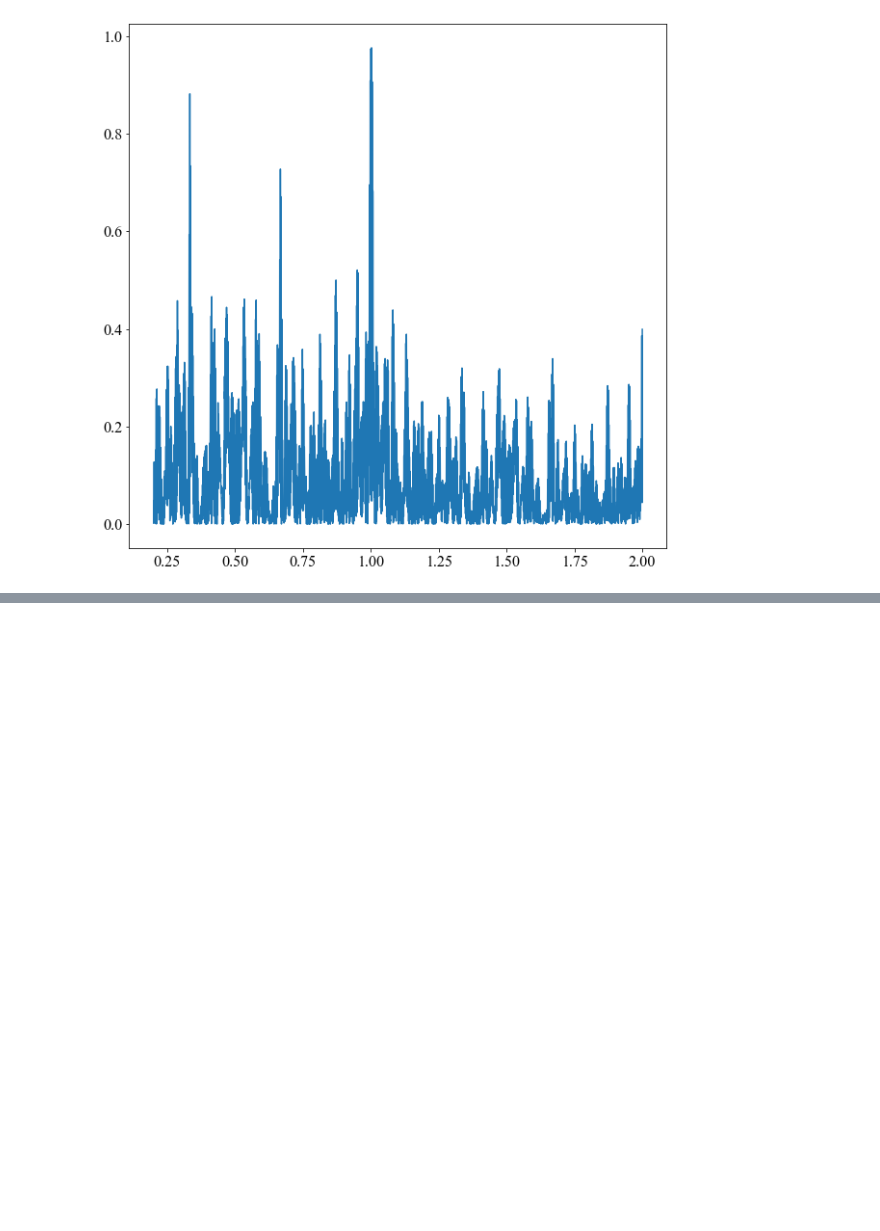
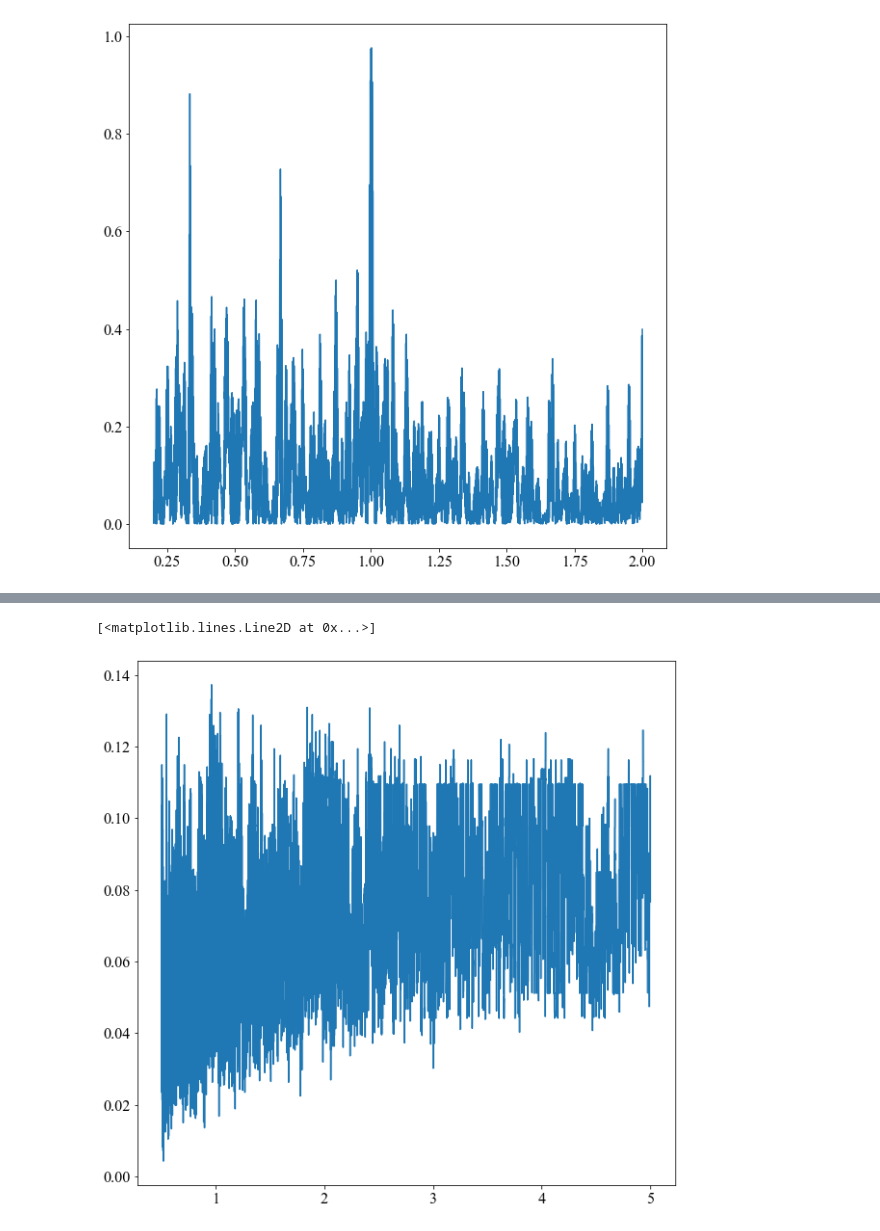
Before and after one commit to benjaminpope/mtv, a Jupyter notebook: notebooks/cr_dra.ipynb, the cells around one changed output, grey strips where cells are left out. Cells and saved outputs as stored; diff of their text form; code cells hidden in the pictures; blank space fills up the shorter version.

```diff
--- a/notebooks/cr_dra.ipynb
+++ b/notebooks/cr_dra.ipynb
@@ -391,0 +427,2 @@ plt.legend()
+# %%
+model = BoxLeastSquares(t[~bad] * u.day, flux[~bad], dy=0.01)
@@ -391,0 +433,7 @@ plt.legend()
+# %%
+periodogram = model.power(periods, duration=0.25, objective="snr")
+# %%
+plt.plot(periodogram.period,periodogram.power)
+# %% [output]
+[<matplotlib.lines.Line2D at 0x...>]
+[figure, added]
```
Also changed, not shown: parts of 8 cells of this notebook, 2 other files.
